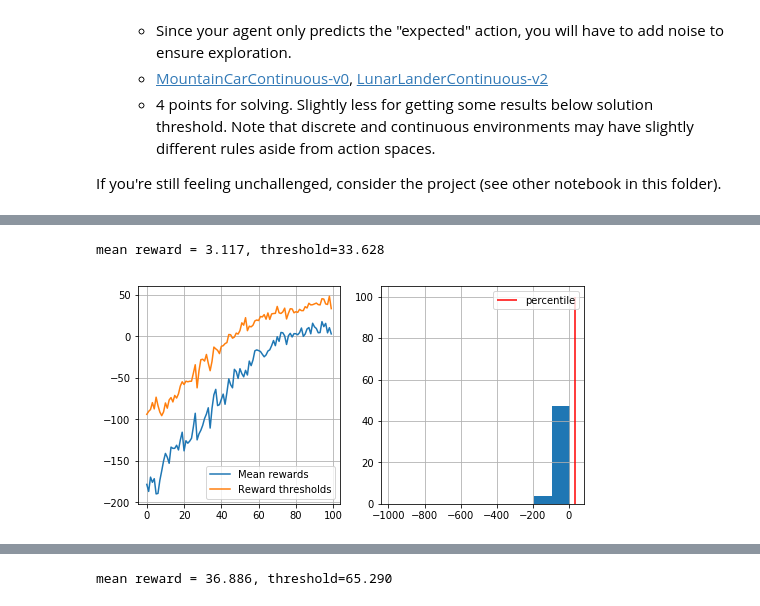
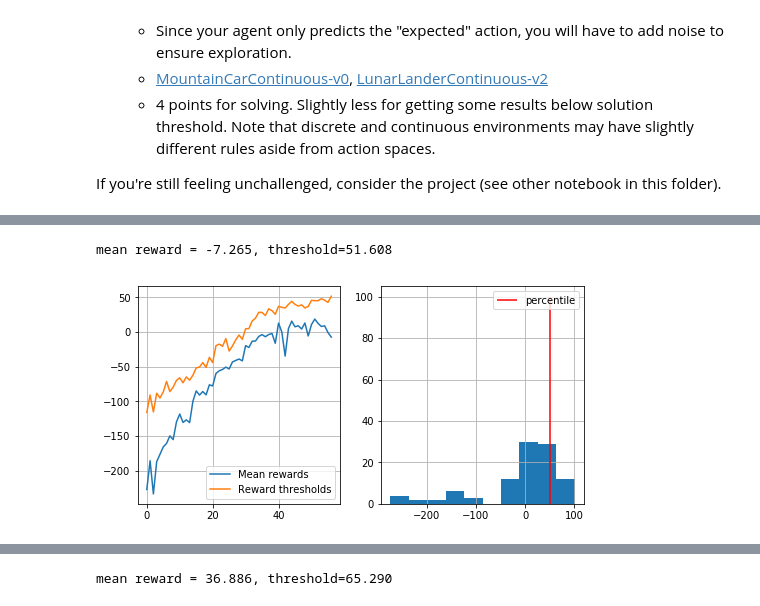
Before and after one commit to Kommiu/Practical_RL, a Jupyter notebook: week01_intro/crossentropy_method.ipynb, the cells around one changed output, grey strips where cells are left out. Saved outputs shown, nothing was run; the diff lists cells and outputs as text; code cells hidden in the pictures.

```diff
--- a/week01_intro/crossentropy_method.ipynb
+++ b/week01_intro/crossentropy_method.ipynb
@@ -797,15 +802,15 @@ def train(agent, pool, n_sessions=100, percentile=50, depth=1, n_iter=100, plot=
 
     return log
 # %%
-agent = MLPClassifier(hidden_layer_sizes=(20,20),
+agent = MLPClassifier(hidden_layer_sizes=(10,20,20,10),
                       activation='tanh',
                       warm_start=True,  # keep progress between .fit(...) calls
-                      max_iter=1 # make only 1 iteration on each .fit(...)
+                      max_iter=3
                       )
 # initialize agent to the dimension of state an amount of actions
 agent.fit([env.reset()]*n_actions, range(n_actions))
-
-%time log = train(agent,pool=None, n_sessions=100, percentile=80, depth=1, plot=True )
+pool = mp.Pool(4)
+%time log = train(agent, pool=pool, n_sessions=100, percentile=80, depth=4, plot=True )
 # %% [output]
-mean reward = 3.117, threshold=33.628
+mean reward = -7.265, threshold=51.608
-[figure, old version]
+[figure, new version]
```
Also changed, not shown: parts of 15 cells of this notebook.
